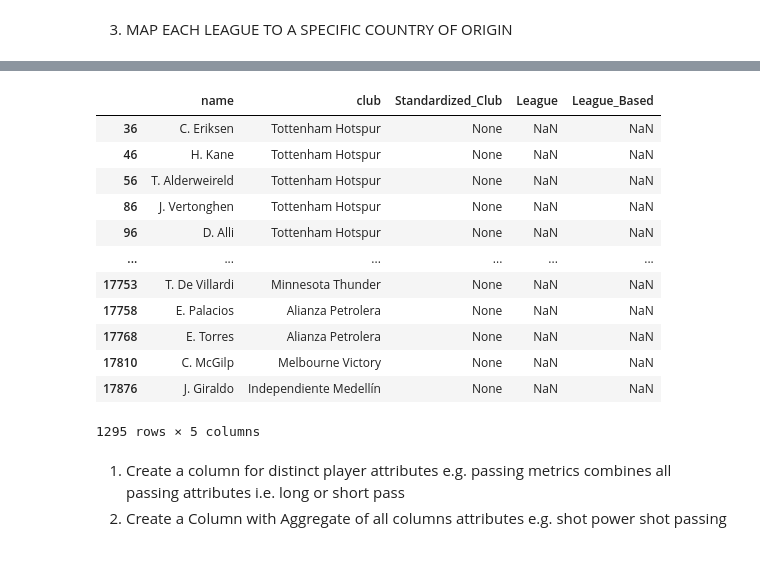
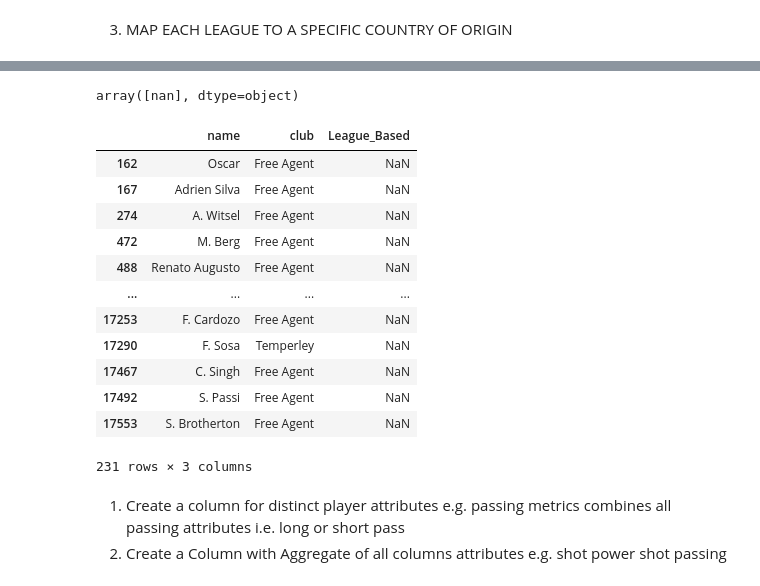
Before and after one commit to davidmasai/C-Users-User-Desktop-Football_Recruitment_-project, a Jupyter notebook: Phase_Project_Notebook (6).ipynb, the cells around one changed output, grey strips where cells are left out. Saved outputs shown, nothing was run; the diff lists cells and outputs as text; code cells hidden in the pictures.

```diff
--- a/Phase_Project_Notebook (6).ipynb
+++ b/Phase_Project_Notebook (6).ipynb
@@ -2214,0 +2157,3 @@ argentina
+# %%
+# Impute 'Primera Nacional' in the league column for players in the club 'Temperley'
+outfield.loc[outfield['club'] == 'Temperley', 'League'] = 'Primera Nacional'
@@ -2214,0 +2173,5 @@ argentina
+# %%
+#dropping Standardized_Club club column
+outfield.drop('Standardized_Club',axis=1,inplace=True)
+#checking
+outfield.columns
@@ -2227,16 +2209,14 @@ league_country_map = {
     "Super_Lig": "Turkey",
     "MAJOR LEAGUE SOCCER": "USA & Canada",
     "Bundesliga_2": "Germany",
-    "Eredivisie": "Netherlands",
     "Liga_MX": "Mexico",
     "EFL_League_One": "England",
-    "EREDIVISIE": "Netherlands",
+    'EREDIVISE': "Netherlands",
     "LIGA_DO_BRASIL": "Brazil",
     "SSE_Airtricity_League": "Ireland",
-    "Dawry_Jameel": "Saudi Arabia",
+    'Saudi_Pro_League': "Saudi Arabia",
     "Raffeisen Super League": "Switzerland",
     "Belgian_Pro_League": "Belgium",
-    "Meiji_Yasuda_J1": "Japan",
     "Brasileirao_Serie_A": "Brazil",
     "Allsvenskan": "Sweden",
     "LALIGA_1_2_3": "Spain",
@@ -2248,7 +2228,21 @@ league_country_map = {
     "Eliteserien": "Norway",
     "K_LEAGUE_Classic": "South Korea",
     "Germany_3_Liga": "Germany",
-    "EFL_League_Two": "England"
+    "EFL_League_Two": "England",
+    "MAJOR_LEAGUE_SOCCER":'United States of America',
+    'Ukrainian_Premier_League':"Ukraine",
+    "Japanese_League":"Japan",
+    "Raffeisen_Super_League":'Switzerland',
+    "Veikkausliiga (Finland)":"Finland",
+    'Korea_League':"South Korea",
+    'Australia_League_':"Australia",
+    'SA_Premier_Division':'South Africa',
+    'Argentine Primera División':'Argentina',
+    'Colombia_Primera_A':'Colombia',
+     'Chilean_Primera_División':'Chile',
+    'Austrian Bundesliga':'Austria',
+    'Super_League_Greece':'Greece'
+
 }
 
 #checks for name of the league and maps the country
@@ -2265,21 +2261,26 @@ array(['Spain', 'France', 'Germany', 'England', 'Italy', nan, 'Turkey',
 # %%
 #checking for null values
 missing = outfield[outfield['League_Based'].isnull()][['name','club','Standardized_Club','League','League_Based']]
-missing
+missing.League.unique()
 # %% [output]
-|  | name | club | Standardized_Club | League | League_Based |
-| 36 | C. Eriksen | Tottenham Hotspur | None | NaN | NaN |
-| 46 | H. Kane | Tottenham Hotspur | None | NaN | NaN |
-| 56 | T. Alderweireld | Tottenham Hotspur | None | NaN | NaN |
-| 86 | J. Vertonghen | Tottenham Hotspur | None | NaN | NaN |
-| 96 | D. Alli | Tottenham Hotspur | None | NaN | NaN |
-| ... | ... | ... | ... | ... | ... |
-| 17753 | T. De Villardi | Minnesota Thunder | None | NaN | NaN |
-| 17758 | E. Palacios | Alianza Petrolera | None | NaN | NaN |
-| 17768 | E. Torres | Alianza Petrolera | None | NaN | NaN |
-| 17810 | C. McGilp | Melbourne Victory | None | NaN | NaN |
-| 17876 | J. Giraldo | Independiente Medellín | None | NaN | NaN |
-1295 rows × 5 columns
+array([nan], dtype=object)
+# %%
+#nature of missing values
+missing[['name','club','League_Based']]
+# %% [output]
+|  | name | club | League_Based |
+| 162 | Oscar | Free Agent | NaN |
+| 167 | Adrien Silva | Free Agent | NaN |
+| 274 | A. Witsel | Free Agent | NaN |
+| 472 | M. Berg | Free Agent | NaN |
+| 488 | Renato Augusto | Free Agent | NaN |
+| ... | ... | ... | ... |
+| 17253 | F. Cardozo | Free Agent | NaN |
+| 17290 | F. Sosa | Temperley | NaN |
+| 17467 | C. Singh | Free Agent | NaN |
+| 17492 | S. Passi | Free Agent | NaN |
+| 17553 | S. Brotherton | Free Agent | NaN |
+231 rows × 3 columns
 # %% [markdown]
 1. Create a column for distinct player attributes e.g. passing metrics combines all passing attributes i.e. long or short pass
 2. Create a Column with Aggregate of all columns attributes e.g. shot power shot passing
```
Also changed, not shown: parts of 30 cells of this notebook.
